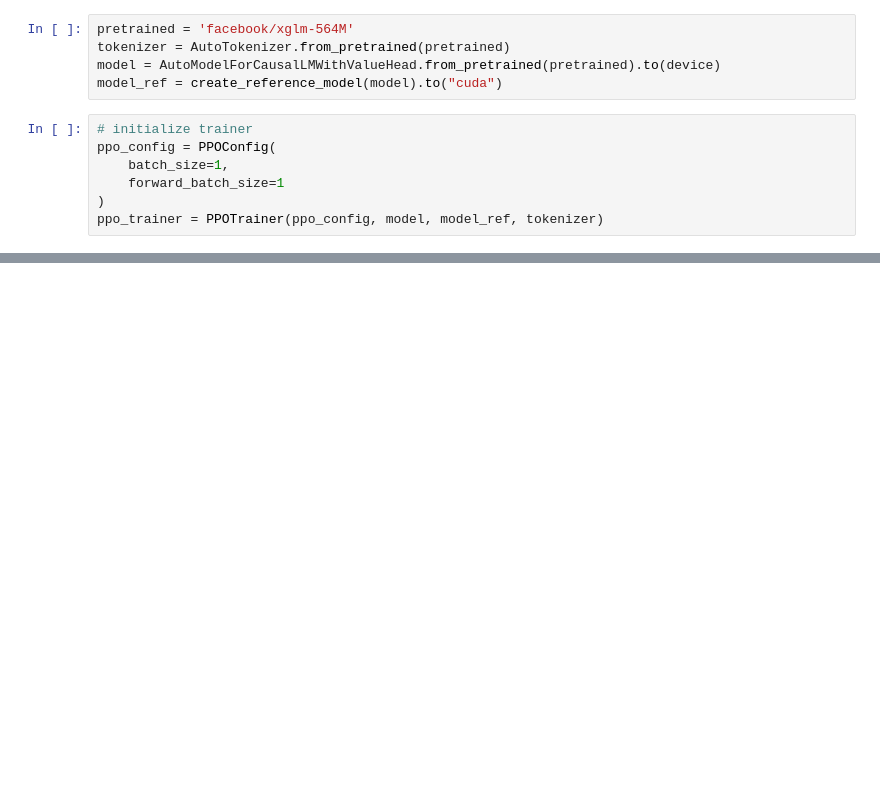
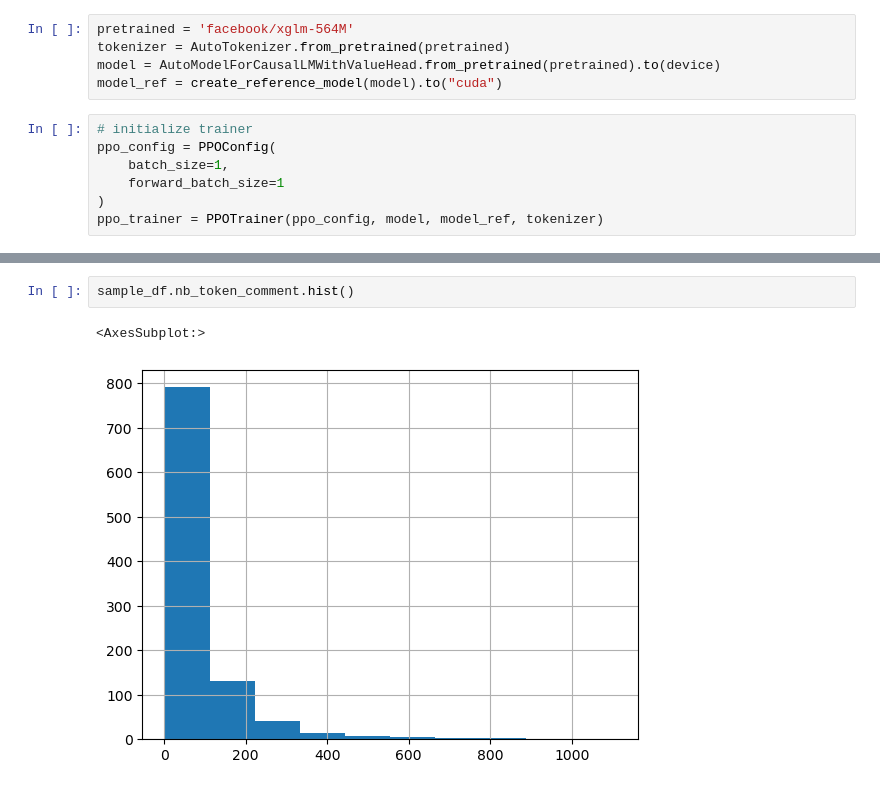
Before and after one commit to PyThaiNLP/WangChanGLM, a Jupyter notebook: notebook/explore_xglm.ipynb, the cells around one changed output, grey strips where cells are left out. Drawn from its saved outputs; the diff is of its cells as text; blank space fills up the shorter version.

```diff
--- a/notebook/explore_xglm.ipynb
+++ b/notebook/explore_xglm.ipynb
@@ -197,0 +285,5 @@ all_df[['title','body','']]
+# %%
+sample_df.nb_token_comment.hist()
+# %% [output]
+<AxesSubplot:>
+[figure, added]
```
Also changed, not shown: parts of 30 cells of this notebook, 1 other file.
